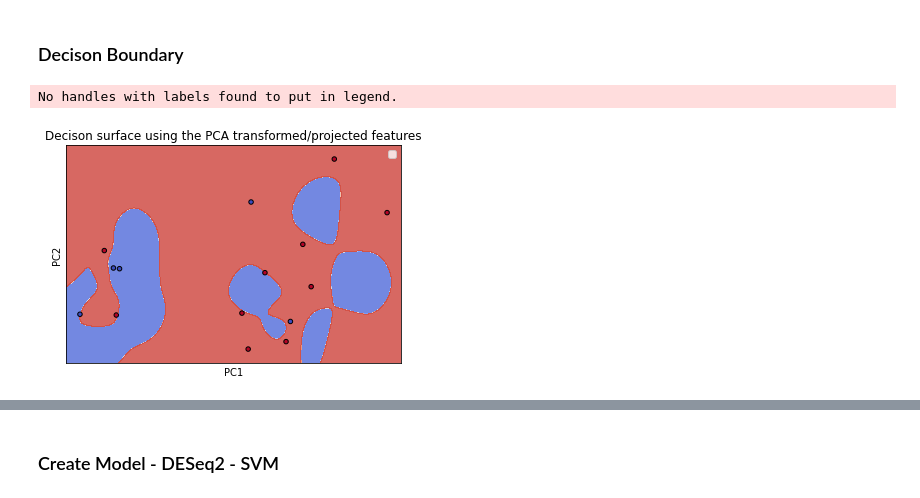
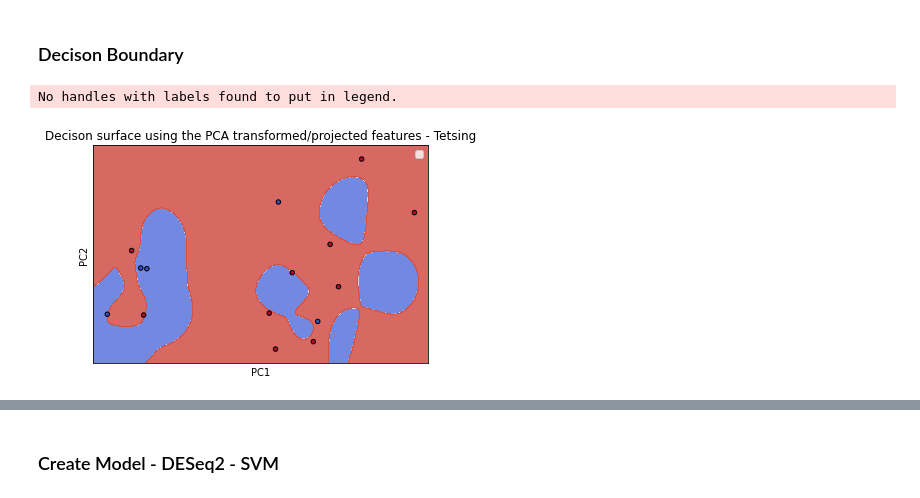
Before and after one commit to hzorkic/machine_learning_and_molecular_docking_for_drug_discovery, a Jupyter notebook: COAD Analysis.ipynb, the cells around one changed output, grey strips where cells are left out. Cells and saved outputs as stored; diff of their text form; code cells hidden in the pictures.

```diff
--- a/COAD Analysis.ipynb
+++ b/COAD Analysis.ipynb
@@ -352,25 +379,25 @@ AUC: 0.7500
 # %%
 # Plot
 fig, ax = plt.subplots()
 
 # Set-up grid for plotting.
 X0, X1 = x_test[:, 0], x_test[:, 1]
 xx, yy = make_meshgrid(X0, X1)
 
 plot_contours(ax, clf_gs, xx, yy, cmap=plt.cm.coolwarm, alpha=0.8)
 ax.scatter(X0, X1, c=y_test, cmap=plt.cm.coolwarm, s=20, edgecolors='k')
 
 # Plot Labels
 ax.set_ylabel('PC2')
 ax.set_xlabel('PC1')
-title = ('Decision surface of linear SVC ')
+title = ('Decision surface of linear SVC - Tetsing')
 
 # Plot Sizing
 ax.set_xticks(())
 ax.set_yticks(())
-ax.set_title('Decison surface using the PCA transformed/projected features')
+ax.set_title('Decison surface using the PCA transformed/projected features - Tetsing')
 ax.legend()
 plt.show()
 # %% [output]
 No handles with labels found to put in legend.
-[figure, old version]
+[figure, new version]
```
Also changed, not shown: parts of 24 cells of this notebook.
